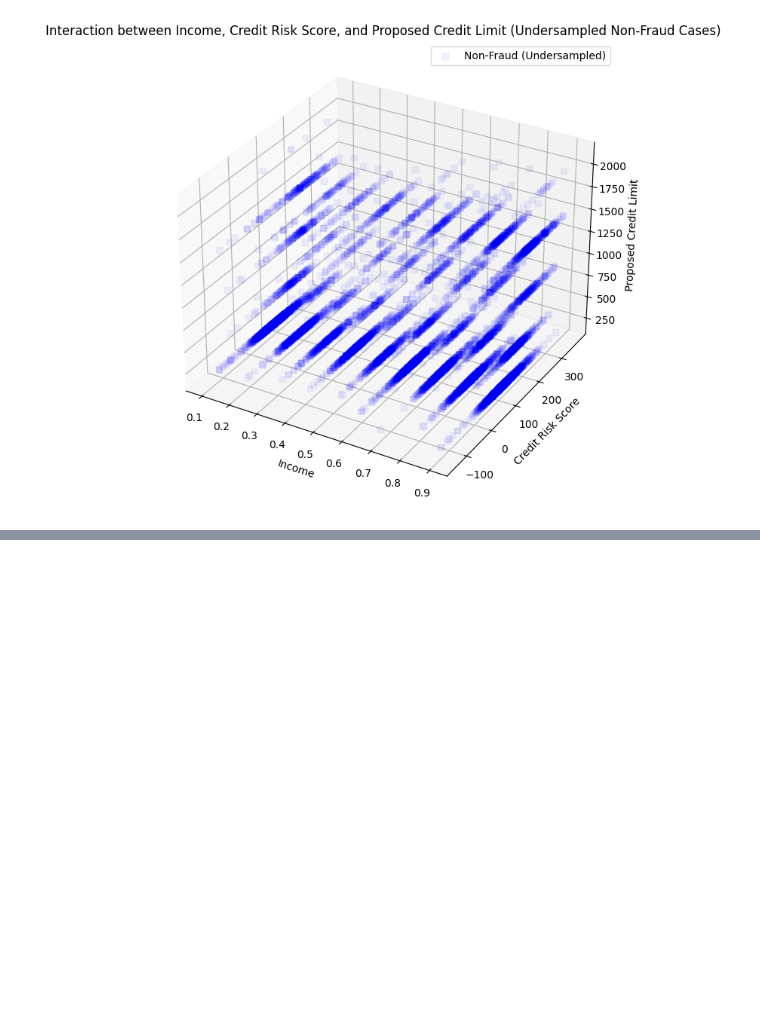
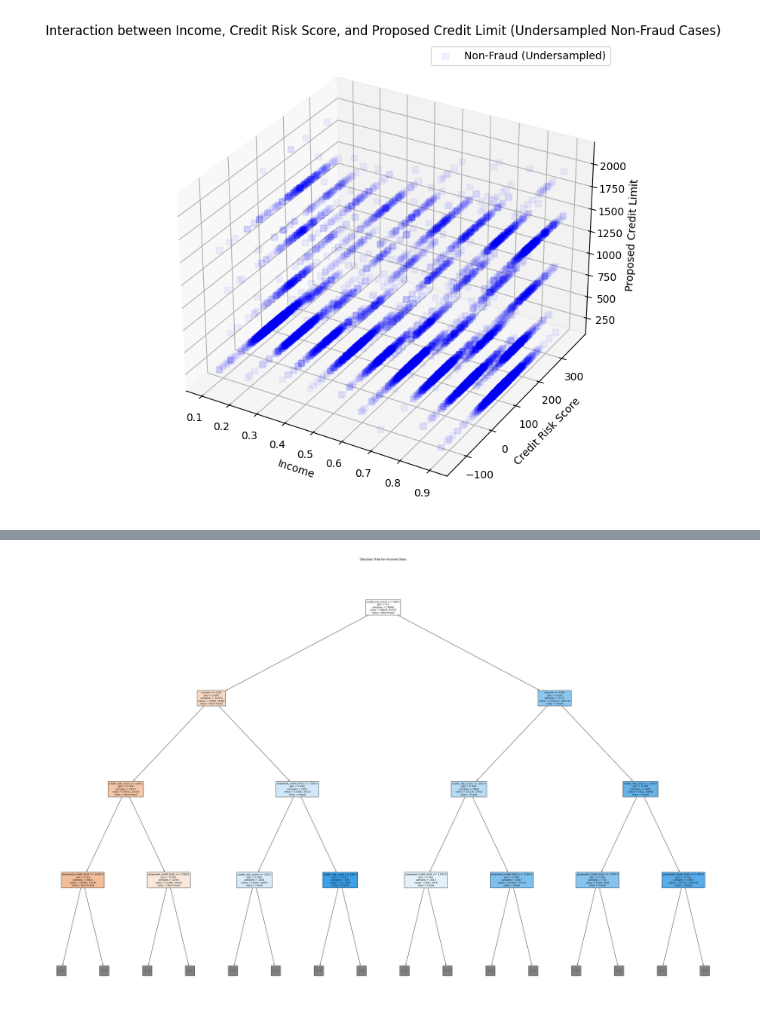
Before and after one commit to kclzl-nus/Detect-Fraudulent-Bank-Accounts, a Jupyter notebook: notebooks/1.0-waseem-credit-eda.ipynb, the cells around one changed output, grey strips where cells are left out. Cells and saved outputs as stored; diff of their text form; code cells hidden in the pictures; blank space fills up the shorter version.

```diff
--- a/notebooks/1.0-waseem-credit-eda.ipynb
+++ b/notebooks/1.0-waseem-credit-eda.ipynb
@@ -264,0 +153,35 @@ TypeError: 'Categorical' with dtype category does not support reduction 'sum'
+# %%
+from sklearn.model_selection import train_test_split
+from sklearn.tree import DecisionTreeClassifier
+from sklearn.metrics import accuracy_score, classification_report
+
+# Undersample the non-fraud data to match the size of the fraud data
+undersampled_non_fraud_data = non_fraud_data.sample(n=len(fraud_data), random_state=42)
+
+# Combine the undersampled non-fraud data with the fraud data
+combined_data = pd.concat([fraud_data, undersampled_non_fraud_data])
+
+# Split the combined data into features (X) and target labels (y)
+X = combined_data[['income', 'credit_risk_score', 'proposed_credit_limit']]
+y = combined_data['fraud_bool']
+
+# Split the data into training and testing sets
+X_train, X_test, y_train, y_test = train_test_split(X, y, test_size=0.2, random_state=42)
+
+# Train a Decision Tree classifier on the undersampled non-fraud data
+dt_classifier_non_fraud = DecisionTreeClassifier(random_state=42)
+dt_classifier_non_fraud.fit(X_train, y_train)
+
+# Train a Decision Tree classifier on the fraud data
+dt_classifier_fraud = DecisionTreeClassifier(random_state=42)
+dt_classifier_fraud.fit(X_train, y_train)
+
+# Make predictions on the testing set for both models
+y_pred_non_fraud = dt_classifier_non_fraud.predict(X_test)
+y_pred_fraud = dt_classifier_fraud.predict(X_test)
+
+# Evaluate the performance of the models
+print("Decision Tree Classifier on Income Data:")
+print("Accuracy:", accuracy_score(y_test, y_pred_non_fraud))
+print("Classification Report:")
+print(classification_report(y_test, y_pred_non_fraud))
@@ -264,0 +206,10 @@ TypeError: 'Categorical' with dtype category does not support reduction 'sum'
+# %%
+from sklearn.tree import plot_tree
+
+# Plot Decision Tree
+plt.figure(figsize=(48, 32))
+plot_tree(dt_classifier_non_fraud, max_depth=3, feature_names=X.columns, class_names=['Non-Fraud', 'Fraud'], filled=True)
+plt.title("Decision Tree for Income Data")
+plt.show()
+# %% [output]
+[figure, added]
```
Also changed, not shown: parts of 7 cells of this notebook.
